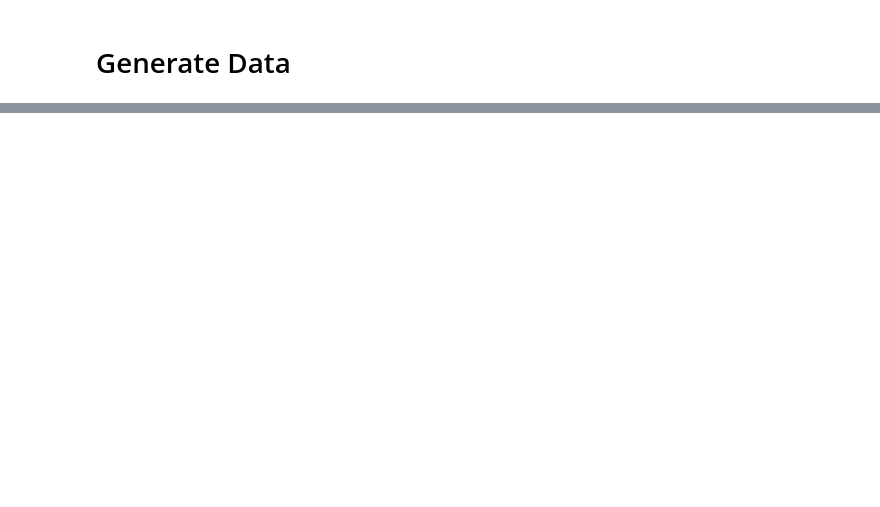
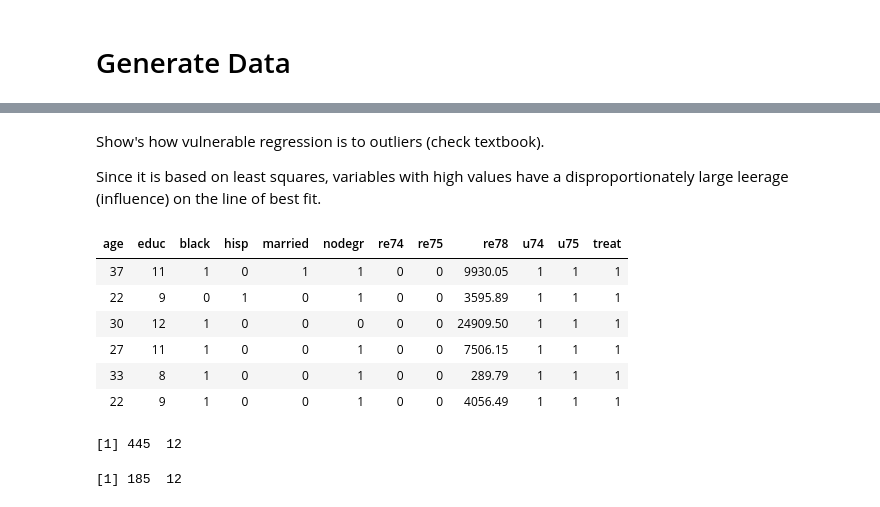
Before and after one commit to michlee1337/DataScience, a Jupyter notebook: A2.ipynb, the cells around one changed output, grey strips where cells are left out. Saved outputs shown, nothing was run; the diff lists cells and outputs as text; code cells hidden in the pictures; blank space fills up the shorter version.

```diff
--- a/A2.ipynb
+++ b/A2.ipynb
@@ -61,0 +42,24 @@ data2 = ('lalonde')
+# %% [markdown]
+Show's how vulnerable regression is to outliers (check textbook).
+
+Since it is based on least squares, variables with high values have a disproportionately large leerage (influence) on the line of best fit.
+# %%
+library(arm)
+library(Matching)
+data(lalonde)
+head(lalonde)
+dim(lalonde)
+# %% [output]
+| age | educ | black | hisp | married | nodegr | re74 | re75 | re78 | u74 | u75 | treat |
+| 37 | 11 | 1 | 0 | 1 | 1 | 0 | 0 | 9930.05 | 1 | 1 | 1 |
+| 22 | 9 | 0 | 1 | 0 | 1 | 0 | 0 | 3595.89 | 1 | 1 | 1 |
+| 30 | 12 | 1 | 0 | 0 | 0 | 0 | 0 | 24909.50 | 1 | 1 | 1 |
+| 27 | 11 | 1 | 0 | 0 | 1 | 0 | 0 | 7506.15 | 1 | 1 | 1 |
+| 33 | 8 | 1 | 0 | 0 | 1 | 0 | 0 | 289.79 | 1 | 1 | 1 |
+| 22 | 9 | 1 | 0 | 0 | 1 | 0 | 0 | 4056.49 | 1 | 1 | 1 |
+[1] 445  12
+# %%
+lalonde_control = lalonde[lalonde$treat==1,]
+dim(lalonde_control)
+# %% [output]
+[1] 185  12
```
Also changed, not shown: parts of 11 cells of this notebook, 2 other files.
